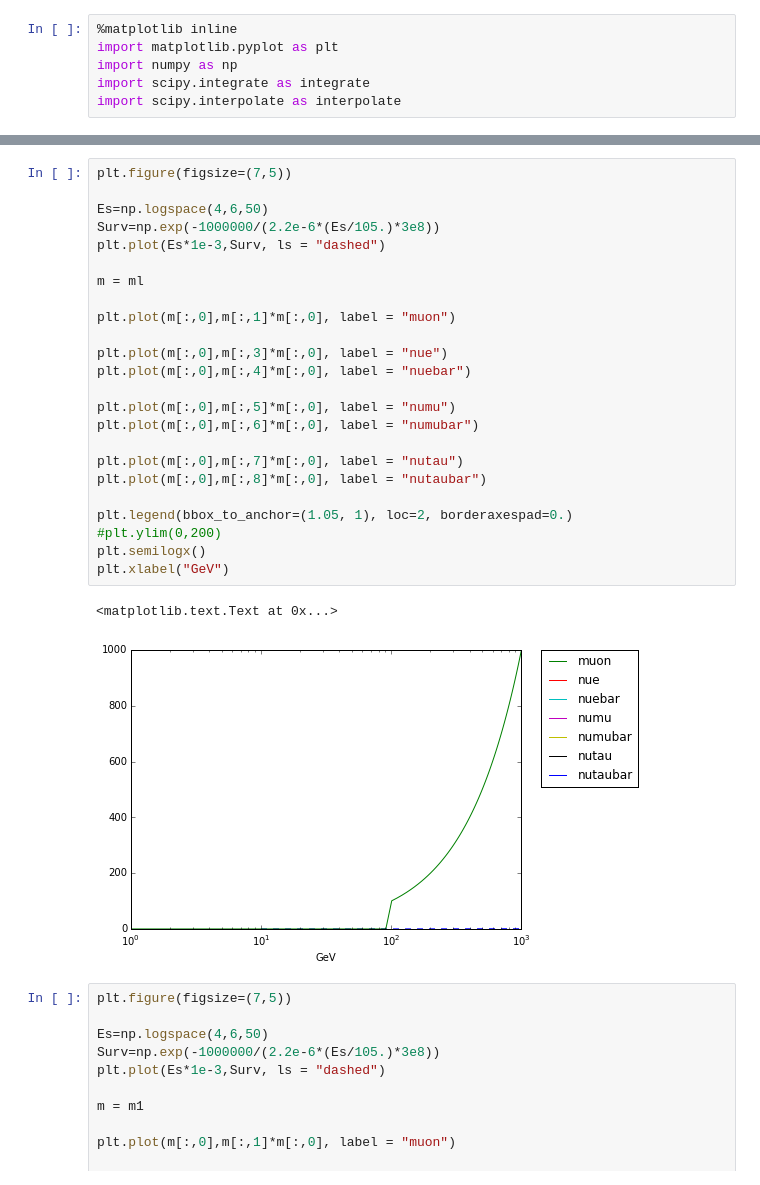
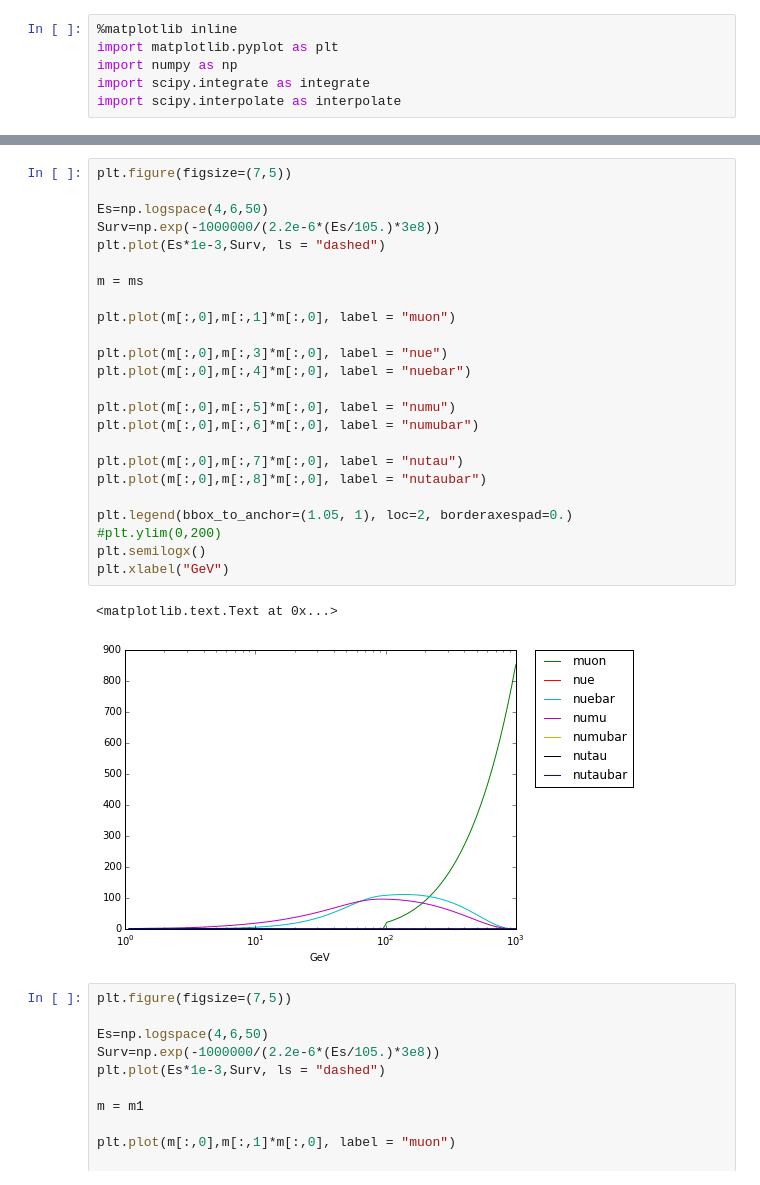
Before and after one commit to arguelles/muSQuIDS, a Jupyter notebook: notebooks/muSQuIDS_sanity_checks.ipynb, the cells around one changed output, grey strips where cells are left out. Drawn from its saved outputs; the diff is of its cells as text.

```diff
--- a/notebooks/muSQuIDS_sanity_checks.ipynb
+++ b/notebooks/muSQuIDS_sanity_checks.ipynb
@@ -23,30 +11,30 @@ array([ 0.,  0.,  0.,  0.,  0.,  0.,  0.,  0.,  0.,  0.,  1.,  1.,  1.,
 # %%
 plt.figure(figsize=(7,5))
 
 Es=np.logspace(4,6,50)
 Surv=np.exp(-1000000/(2.2e-6*(Es/105.)*3e8))
 plt.plot(Es*1e-3,Surv, ls = "dashed")
 
-m = ml
+m = ms
 
 plt.plot(m[:,0],m[:,1]*m[:,0], label = "muon")
 
 plt.plot(m[:,0],m[:,3]*m[:,0], label = "nue")
 plt.plot(m[:,0],m[:,4]*m[:,0], label = "nuebar")
 
 plt.plot(m[:,0],m[:,5]*m[:,0], label = "numu")
 plt.plot(m[:,0],m[:,6]*m[:,0], label = "numubar")
 
 plt.plot(m[:,0],m[:,7]*m[:,0], label = "nutau")
 plt.plot(m[:,0],m[:,8]*m[:,0], label = "nutaubar")
 
 plt.legend(bbox_to_anchor=(1.05, 1), loc=2, borderaxespad=0.)
 #plt.ylim(0,200)
 plt.semilogx()
 plt.xlabel("GeV")
 # %% [output]
 <matplotlib.text.Text at 0x...>
-[figure, old version]
+[figure, new version]
 # %%
 plt.figure(figsize=(7,5))
 
```
Also changed, not shown: parts of 8 cells of this notebook, 2 other files.
